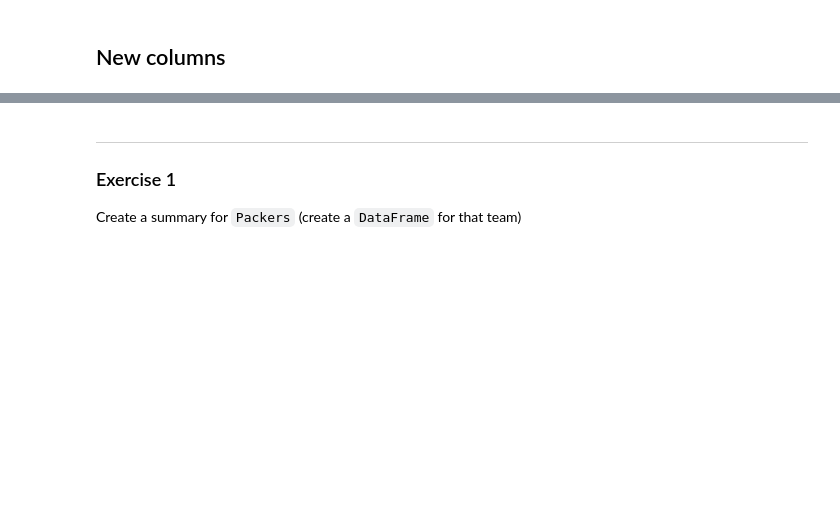
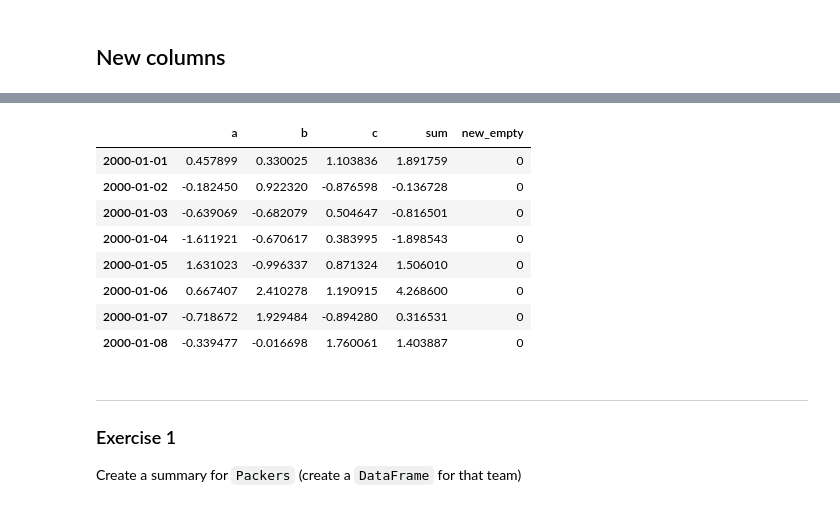
Before and after one commit to MichalKorzycki/PythonDataScienceEN, a Jupyter notebook: 03.Data_Wrangling_1of3.ipynb, the cells around one changed output, grey strips where cells are left out. Cells and saved outputs as stored; diff of their text form; code cells hidden in the pictures; blank space fills up the shorter version.

```diff
--- a/03.Data_Wrangling_1of3.ipynb
+++ b/03.Data_Wrangling_1of3.ipynb
@@ -270,3 +631,16 @@ df
+# %%
+df["new_empty"] = 0
+df
+# %% [output]
+|  | a | b | c | sum | new_empty |
+| 2000-01-01 | 0.457899 | 0.330025 | 1.103836 | 1.891759 | 0 |
+| 2000-01-02 | -0.182450 | 0.922320 | -0.876598 | -0.136728 | 0 |
+| 2000-01-03 | -0.639069 | -0.682079 | 0.504647 | -0.816501 | 0 |
+| 2000-01-04 | -1.611921 | -0.670617 | 0.383995 | -1.898543 | 0 |
+| 2000-01-05 | 1.631023 | -0.996337 | 0.871324 | 1.506010 | 0 |
+| 2000-01-06 | 0.667407 | 2.410278 | 1.190915 | 4.268600 | 0 |
+| 2000-01-07 | -0.718672 | 1.929484 | -0.894280 | 0.316531 | 0 |
+| 2000-01-08 | -0.339477 | -0.016698 | 1.760061 | 1.403887 | 0 |
 # %% [markdown]
 ---
 ### Exercise 1
```
Also changed, not shown: parts of 53 cells of this notebook.
